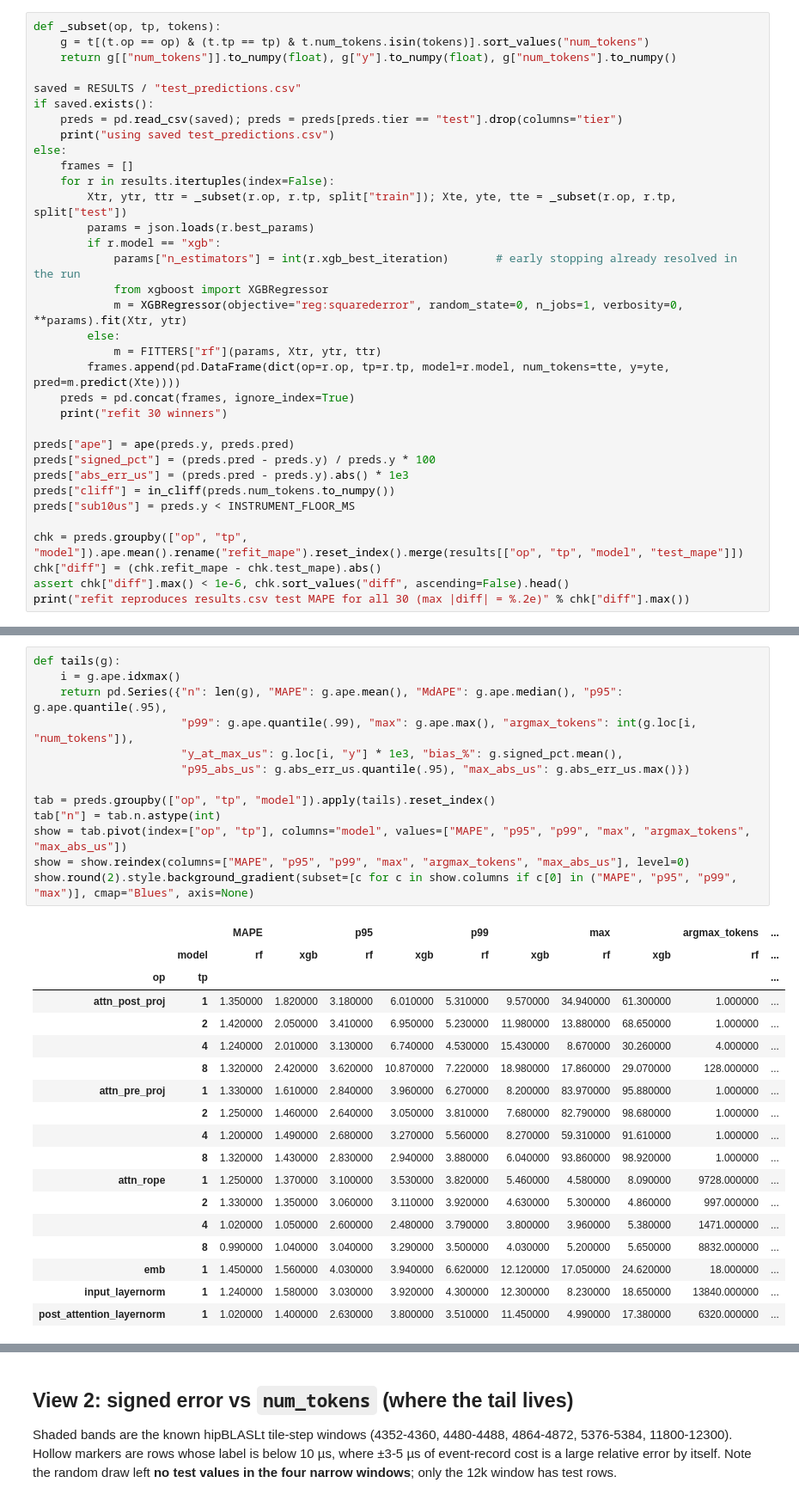
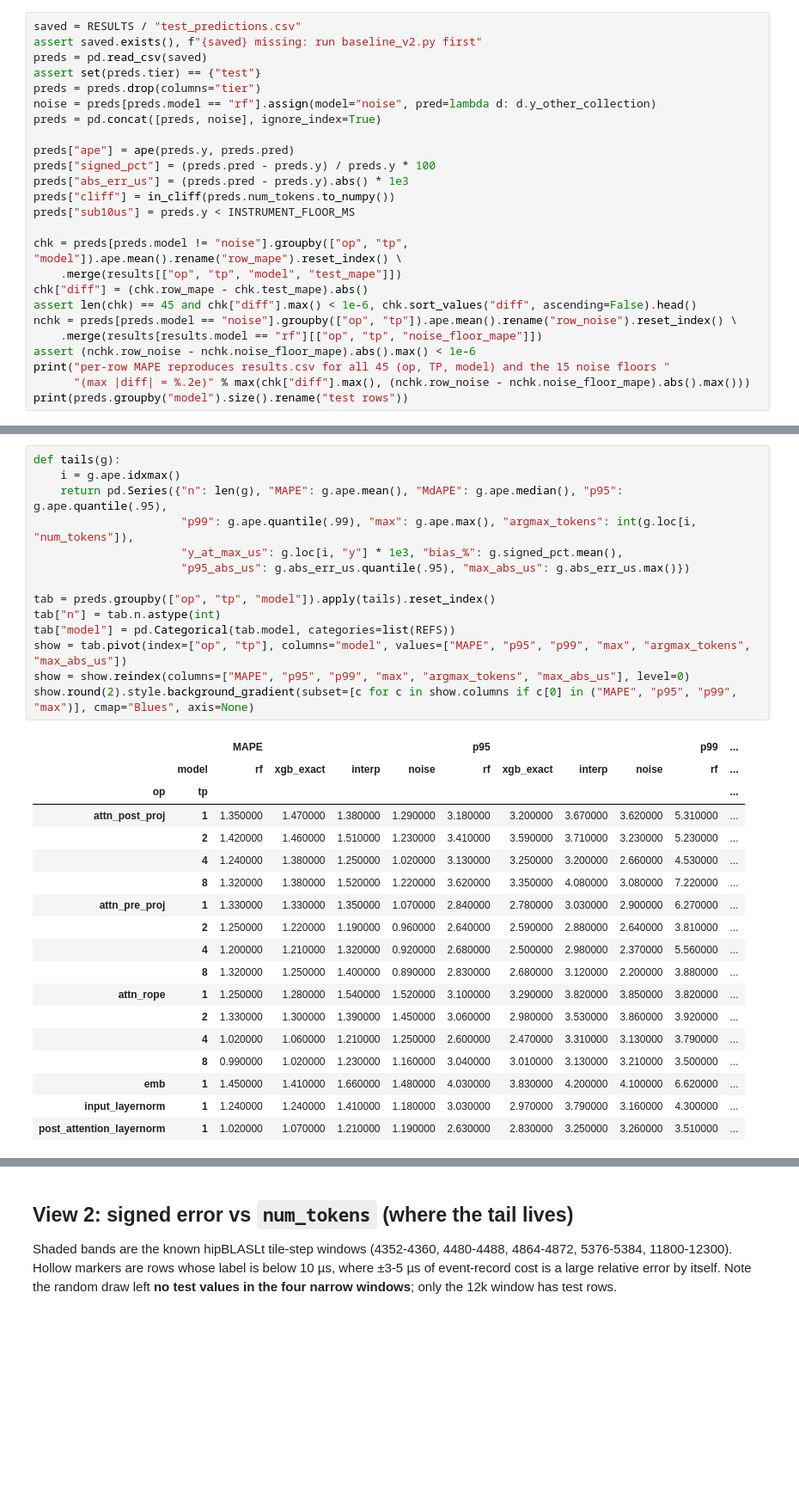
Before and after one commit to drivenets/Frontier, a Jupyter notebook: profiling_knowledge/qwen3_30b_a3b_mi355x_profiling/regressor_bench/EVAL_baseline_rf_xgb.ipynb, the cells around one changed output, grey strips where cells are left out. Shown at 86% size. Drawn from its saved outputs; the diff is of its cells as text; blank space fills up the shorter version.

```diff
--- a/profiling_knowledge/qwen3_30b_a3b_mi355x_profiling/regressor_bench/EVAL_baseline_rf_xgb.ipynb
+++ b/profiling_knowledge/qwen3_30b_a3b_mi355x_profiling/regressor_bench/EVAL_baseline_rf_xgb.ipynb
@@ -66,26 +83,11 @@ Runs made after this notebook was written also save `test_predictions.csv`, whic
 # %%
-def _subset(op, tp, tokens):
-    g = t[(t.op == op) & (t.tp == tp) & t.num_tokens.isin(tokens)].sort_values("num_tokens")
-    return g[["num_tokens"]].to_numpy(float), g["y"].to_numpy(float), g["num_tokens"].to_numpy()
-
 saved = RESULTS / "test_predictions.csv"
-if saved.exists():
-    preds = pd.read_csv(saved); preds = preds[preds.tier == "test"].drop(columns="tier")
-    print("using saved test_predictions.csv")
-else:
-    frames = []
-    for r in results.itertuples(index=False):
-        Xtr, ytr, ttr = _subset(r.op, r.tp, split["train"]); Xte, yte, tte = _subset(r.op, r.tp, split["test"])
-        params = json.loads(r.best_params)
-        if r.model == "xgb":
-            params["n_estimators"] = int(r.xgb_best_iteration)       # early stopping already resolved in the run
-            from xgboost import XGBRegressor
-            m = XGBRegressor(objective="reg:squarederror", random_state=0, n_jobs=1, verbosity=0, **params).fit(Xtr, ytr)
-        else:
-            m = FITTERS["rf"](params, Xtr, ytr, ttr)
-        frames.append(pd.DataFrame(dict(op=r.op, tp=r.tp, model=r.model, num_tokens=tte, y=yte, pred=m.predict(Xte))))
-    preds = pd.concat(frames, ignore_index=True)
-    print("refit 30 winners")
+assert saved.exists(), f"{saved} missing: run baseline_v2.py first"
+preds = pd.read_csv(saved)
+assert set(preds.tier) == {"test"}
+preds = preds.drop(columns="tier")
+noise = preds[preds.model == "rf"].assign(model="noise", pred=lambda d: d.y_other_collection)
+preds = pd.concat([preds, noise], ignore_index=True)
 
 preds["ape"] = ape(preds.y, preds.pred)
 preds["signed_pct"] = (preds.pred - preds.y) / preds.y * 100
@@ -93,8 +95,14 @@ preds["abs_err_us"] = (preds.pred - preds.y).abs() * 1e3
 preds["cliff"] = in_cliff(preds.num_tokens.to_numpy())
 preds["sub10us"] = preds.y < INSTRUMENT_FLOOR_MS
 
-chk = preds.groupby(["op", "tp", "model"]).ape.mean().rename("refit_mape").reset_index().merge(results[["op", "tp", "model", "test_mape"]])
-chk["diff"] = (chk.refit_mape - chk.test_mape).abs()
-assert chk["diff"].max() < 1e-6, chk.sort_values("diff", ascending=False).head()
-print("refit reproduces results.csv test MAPE for all 30 (max |diff| = %.2e)" % chk["diff"].max())
+chk = preds[preds.model != "noise"].groupby(["op", "tp", "model"]).ape.mean().rename("row_mape").reset_index() \
+    .merge(results[["op", "tp", "model", "test_mape"]])
+chk["diff"] = (chk.row_mape - chk.test_mape).abs()
+assert len(chk) == 45 and chk["diff"].max() < 1e-6, chk.sort_values("diff", ascending=False).head()
+nchk = preds[preds.model == "noise"].groupby(["op", "tp"]).ape.mean().rename("row_noise").reset_index() \
+    .merge(results[results.model == "rf"][["op", "tp", "noise_floor_mape"]])
+assert (nchk.row_noise - nchk.noise_floor_mape).abs().max() < 1e-6
+print("per-row MAPE reproduces results.csv for all 45 (op, TP, model) and the 15 noise floors "
+      "(max |diff| = %.2e)" % max(chk["diff"].max(), (nchk.row_noise - nchk.noise_floor_mape).abs().max()))
+print(preds.groupby("model").size().rename("test rows"))
 # %% [output]
@@ -107,35 +121,36 @@ refit reproduces results.csv test MAPE for all 30 (max |diff| = 4.44e-16)
 # %%
 def tails(g):
     i = g.ape.idxmax()
     return pd.Series({"n": len(g), "MAPE": g.ape.mean(), "MdAPE": g.ape.median(), "p95": g.ape.quantile(.95),
                       "p99": g.ape.quantile(.99), "max": g.ape.max(), "argmax_tokens": int(g.loc[i, "num_tokens"]),
                       "y_at_max_us": g.loc[i, "y"] * 1e3, "bias_%": g.signed_pct.mean(),
                       "p95_abs_us": g.abs_err_us.quantile(.95), "max_abs_us": g.abs_err_us.max()})
 
 tab = preds.groupby(["op", "tp", "model"]).apply(tails).reset_index()
 tab["n"] = tab.n.astype(int)
+tab["model"] = pd.Categorical(tab.model, categories=list(REFS))
 show = tab.pivot(index=["op", "tp"], columns="model", values=["MAPE", "p95", "p99", "max", "argmax_tokens", "max_abs_us"])
 show = show.reindex(columns=["MAPE", "p95", "p99", "max", "argmax_tokens", "max_abs_us"], level=0)
 show.round(2).style.background_gradient(subset=[c for c in show.columns if c[0] in ("MAPE", "p95", "p99", "max")], cmap="Blues", axis=None)
 # %% [output]
-|  |  | MAPE |  | p95 |  | p99 |  | max |  | argmax_tokens | ... |
-|  | model | rf | xgb | rf | xgb | rf | xgb | rf | xgb | rf | ... |
+|  |  | MAPE |  |  |  | p95 |  |  |  | p99 | ... |
+|  | model | rf | xgb_exact | interp | noise | rf | xgb_exact | interp | noise | rf | ... |
 | op | tp |  |  |  |  |  |  |  |  |  | ... |
-| attn_post_proj | 1 | 1.350000 | 1.820000 | 3.180000 | 6.010000 | 5.310000 | 9.570000 | 34.940000 | 61.300000 | 1.000000 | ... |
-|  | 2 | 1.420000 | 2.050000 | 3.410000 | 6.950000 | 5.230000 | 11.980000 | 13.880000 | 68.650000 | 1.000000 | ... |
-|  | 4 | 1.240000 | 2.010000 | 3.130000 | 6.740000 | 4.530000 | 15.430000 | 8.670000 | 30.260000 | 4.000000 | ... |
-|  | 8 | 1.320000 | 2.420000 | 3.620000 | 10.870000 | 7.220000 | 18.980000 | 17.860000 | 29.070000 | 128.000000 | ... |
-| attn_pre_proj | 1 | 1.330000 | 1.610000 | 2.840000 | 3.960000 | 6.270000 | 8.200000 | 83.970000 | 95.880000 | 1.000000 | ... |
-|  | 2 | 1.250000 | 1.460000 | 2.640000 | 3.050000 | 3.810000 | 7.680000 | 82.790000 | 98.680000 | 1.000000 | ... |
-|  | 4 | 1.200000 | 1.490000 | 2.680000 | 3.270000 | 5.560000 | 8.270000 | 59.310000 | 91.610000 | 1.000000 | ... |
-|  | 8 | 1.320000 | 1.430000 | 2.830000 | 2.940000 | 3.880000 | 6.040000 | 93.860000 | 98.920000 | 1.000000 | ... |
-| attn_rope | 1 | 1.250000 | 1.370000 | 3.100000 | 3.530000 | 3.820000 | 5.460000 | 4.580000 | 8.090000 | 9728.000000 | ... |
-|  | 2 | 1.330000 | 1.350000 | 3.060000 | 3.110000 | 3.920000 | 4.630000 | 5.300000 | 4.860000 | 997.000000 | ... |
-|  | 4 | 1.020000 | 1.050000 | 2.600000 | 2.480000 | 3.790000 | 3.800000 | 3.960000 | 5.380000 | 1471.000000 | ... |
-|  | 8 | 0.990000 | 1.040000 | 3.040000 | 3.290000 | 3.500000 | 4.030000 | 5.200000 | 5.650000 | 8832.000000 | ... |
-| emb | 1 | 1.450000 | 1.560000 | 4.030000 | 3.940000 | 6.620000 | 12.120000 | 17.050000 | 24.620000 | 18.000000 | ... |
-| input_layernorm | 1 | 1.240000 | 1.580000 | 3.030000 | 3.920000 | 4.300000 | 12.300000 | 8.230000 | 18.650000 | 13840.000000 | ... |
-| post_attention_layernorm | 1 | 1.020000 | 1.400000 | 2.630000 | 3.800000 | 3.510000 | 11.450000 | 4.990000 | 17.380000 | 6320.000000 | ... |
+| attn_post_proj | 1 | 1.350000 | 1.470000 | 1.380000 | 1.290000 | 3.180000 | 3.200000 | 3.670000 | 3.620000 | 5.310000 | ... |
+|  | 2 | 1.420000 | 1.460000 | 1.510000 | 1.230000 | 3.410000 | 3.590000 | 3.710000 | 3.230000 | 5.230000 | ... |
+|  | 4 | 1.240000 | 1.380000 | 1.250000 | 1.020000 | 3.130000 | 3.250000 | 3.200000 | 2.660000 | 4.530000 | ... |
+|  | 8 | 1.320000 | 1.380000 | 1.520000 | 1.220000 | 3.620000 | 3.350000 | 4.080000 | 3.080000 | 7.220000 | ... |
+| attn_pre_proj | 1 | 1.330000 | 1.330000 | 1.350000 | 1.070000 | 2.840000 | 2.780000 | 3.030000 | 2.900000 | 6.270000 | ... |
+|  | 2 | 1.250000 | 1.220000 | 1.190000 | 0.960000 | 2.640000 | 2.590000 | 2.880000 | 2.640000 | 3.810000 | ... |
+|  | 4 | 1.200000 | 1.210000 | 1.320000 | 0.920000 | 2.680000 | 2.500000 | 2.980000 | 2.370000 | 5.560000 | ... |
+|  | 8 | 1.320000 | 1.250000 | 1.400000 | 0.890000 | 2.830000 | 2.680000 | 3.120000 | 2.200000 | 3.880000 | ... |
+| attn_rope | 1 | 1.250000 | 1.280000 | 1.540000 | 1.520000 | 3.100000 | 3.290000 | 3.820000 | 3.850000 | 3.820000 | ... |
+|  | 2 | 1.330000 | 1.300000 | 1.390000 | 1.450000 | 3.060000 | 2.980000 | 3.530000 | 3.860000 | 3.920000 | ... |
+|  | 4 | 1.020000 | 1.060000 | 1.210000 | 1.250000 | 2.600000 | 2.470000 | 3.310000 | 3.130000 | 3.790000 | ... |
+|  | 8 | 0.990000 | 1.020000 | 1.230000 | 1.160000 | 3.040000 | 3.010000 | 3.130000 | 3.210000 | 3.500000 | ... |
+| emb | 1 | 1.450000 | 1.410000 | 1.660000 | 1.480000 | 4.030000 | 3.830000 | 4.200000 | 4.100000 | 6.620000 | ... |
+| input_layernorm | 1 | 1.240000 | 1.240000 | 1.410000 | 1.180000 | 3.030000 | 2.970000 | 3.790000 | 3.160000 | 4.300000 | ... |
+| post_attention_layernorm | 1 | 1.020000 | 1.070000 | 1.210000 | 1.190000 | 2.630000 | 2.830000 | 3.250000 | 3.260000 | 3.510000 | ... |
 # %%
 # same table, long form, sortable
 tab.sort_values(["model", "p99"], ascending=[True, False]).round(2)
```
Also changed, not shown: parts of 21 cells of this notebook, 5 other files.
